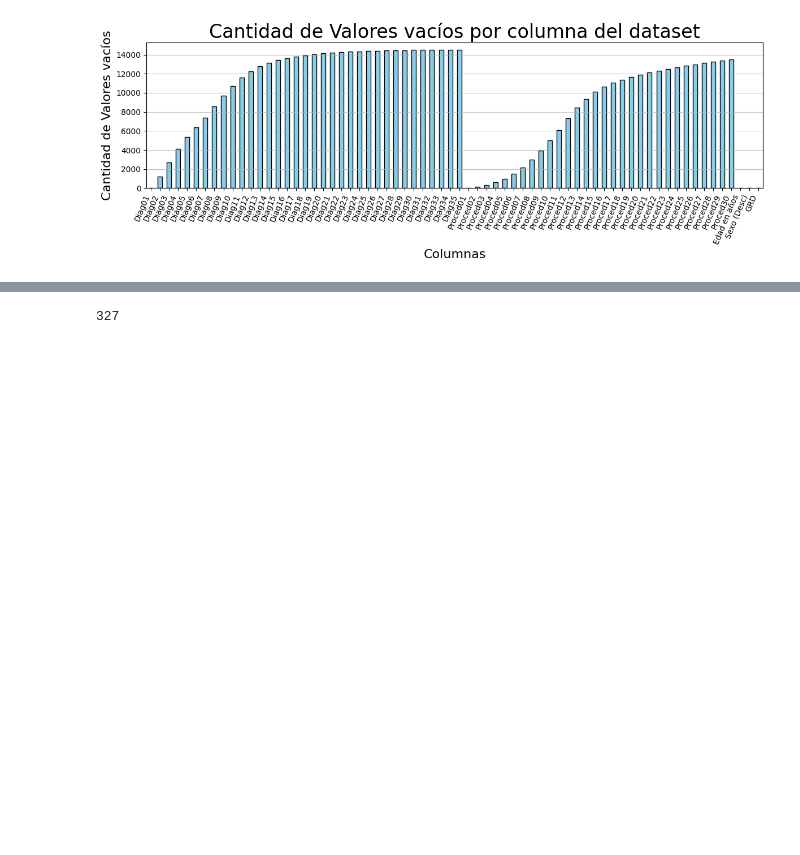
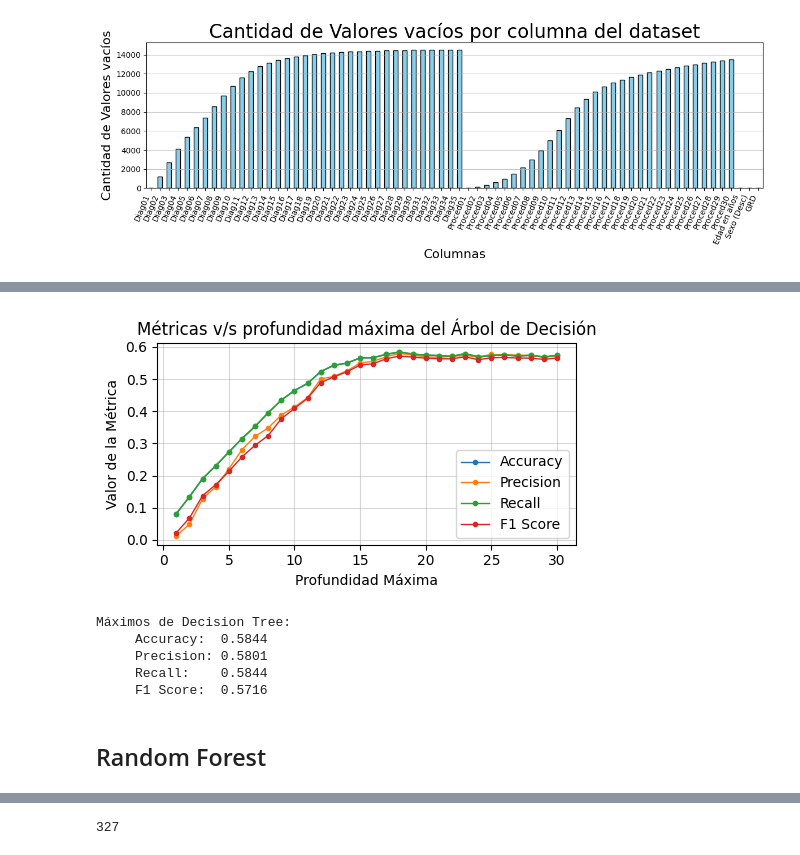
Before and after one commit to BobCortesP/ProyectoML, a Jupyter notebook: ultimoIntento.ipynb, the cells around one changed output, grey strips where cells are left out. Saved outputs shown, nothing was run; the diff lists cells and outputs as text; code cells hidden in the pictures; blank space fills up the shorter version.

```diff
--- a/ultimoIntento.ipynb
+++ b/ultimoIntento.ipynb
@@ -215,0 +206,9 @@ Hay que eliminar las clases que tienen menos de 5 elementos
+# %%
+for column in df.select_dtypes(include=['object', 'category']).columns:
+    le = LabelEncoder()
+    df[column] = le.fit_transform(df[column])
+
+X = df.drop(columns=['GRD'])
+y = df['GRD']
+
+X_train, X_test, y_train, y_test = train_test_split(X, y, test_size=0.2, stratify=y, random_state=42)
@@ -215,0 +291,30 @@ Hay que eliminar las clases que tienen menos de 5 elementos
+# %%
+plt.figure(figsize=(5, 3))
+plt.plot(depths, accuracies, label='Accuracy', marker='o', ms=3, lw=1)
+plt.plot(depths, precisions, label='Precision', marker='o', ms=3, lw=1)
+plt.plot(depths, recalls, label='Recall', marker='o', ms=3, lw=1)
+plt.plot(depths, f1_scores, label='F1 Score', marker='o', ms=3, lw=1)
+
+plt.title('Métricas v/s profundidad máxima del Árbol de Decisión')
+plt.xlabel('Profundidad Máxima')
+plt.ylabel('Valor de la Métrica')
+plt.legend()
+plt.grid(alpha=0.5)
+plt.tight_layout()
+plt.show()
+
+maximos = [max(accuracies), precisions[accuracies.index(max(accuracies))], recalls[accuracies.index(max(accuracies))], f1_scores[accuracies.index(max(accuracies))]]
+print("Máximos de Decision Tree:")
+print("     Accuracy: ", round(maximos[0],4))
+print("     Precision:", round(maximos[1],4))
+print("     Recall:   ", round(maximos[2],4))
+print("     F1 Score: ", round(maximos[3],4))
+# %% [output]
+[figure, added]
+Máximos de Decision Tree:
+     Accuracy:  0.5844
+     Precision: 0.5801
+     Recall:    0.5844
+     F1 Score:  0.5716
+# %% [markdown]
+## Random Forest
```
Also changed, not shown: parts of 57 cells of this notebook.
